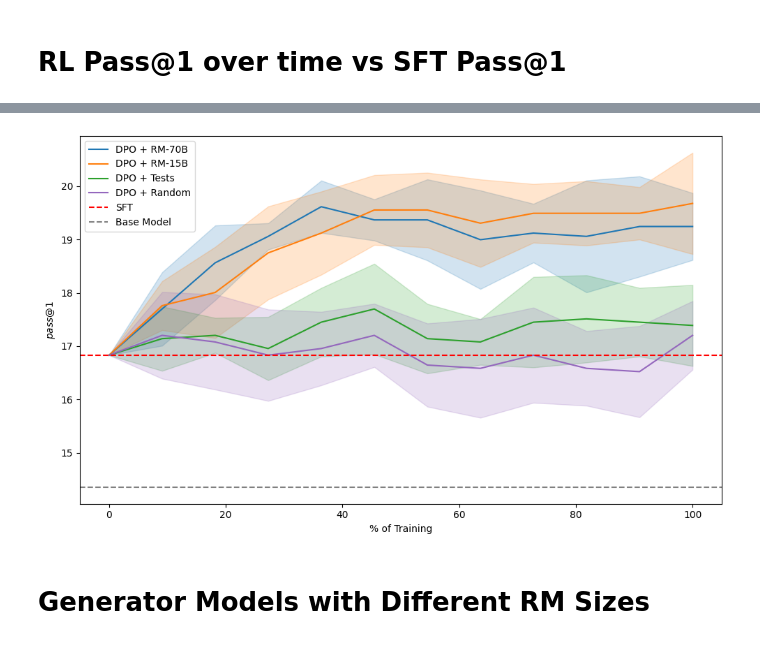
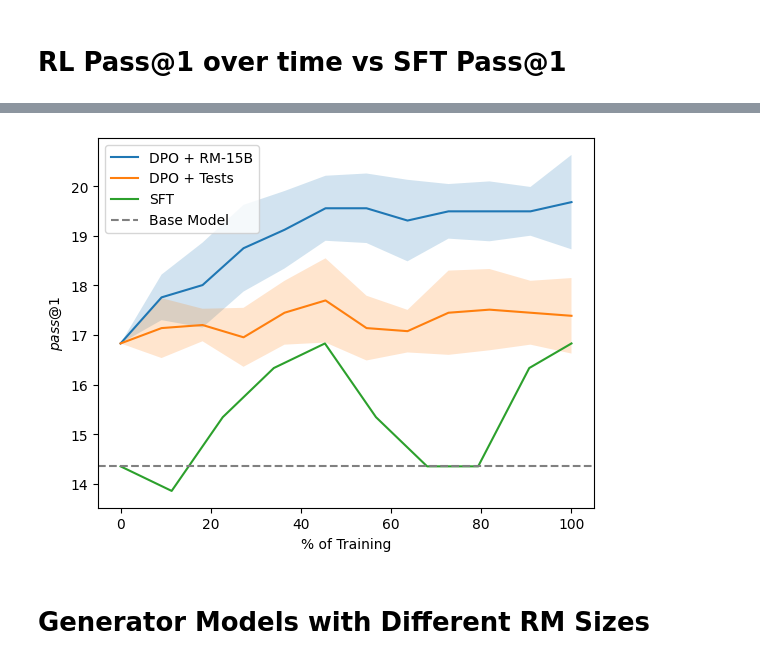
Before and after one commit to cassanof/CodeRM, a Jupyter notebook: coderm/eval/visualizations/graph_pass_k_pres.ipynb, the cells around one changed output, grey strips where cells are left out. Cells and saved outputs as stored; diff of their text form; code cells hidden in the pictures.

```diff
--- a/coderm/eval/visualizations/graph_pass_k.ipynb
+++ b/coderm/eval/visualizations/graph_pass_k_pres.ipynb
@@ -564,29 +564,23 @@ plt.show()
 # RL Pass@1 over time vs SFT Pass@1
 # %%
 dirs = [
-    "../../../results/rl_results/offlinedpo_scored_70b_runs/",
     "../../../results/rl_results/offlinedpo_scored_15b_runs/",
     "../../../results/rl_results/offlinedpo_exec_15b_runs/",
-    "../../../results/rl_results/offlinedpo_scored_15b_random_runs/",
+    "../../../results/greedy_generator/sc2_15b_checkpoints/",
 ]
 labels = [
-    "DPO + RM-70B",
     "DPO + RM-15B",
     "DPO + Tests",
-    "DPO + Random",
+    "SFT",
 ]
-colors = ["#1f77b4", "#ff7f0e", "#2ca02c", "#9467bd"]
 step_0s = [
     "../../../results/greedy_generator/lcb_generator_sc2_15b_greedy.json.gz",
     "../../../results/greedy_generator/lcb_generator_sc2_15b_greedy.json.gz",
-    "../../../results/greedy_generator/lcb_generator_sc2_15b_greedy.json.gz",
-    "../../../results/greedy_generator/lcb_generator_sc2_15b_greedy.json.gz",
+    "../../../results/greedy_baselines/lcb_sc2_15b_greedy.json.gz",
 ]
 benchmark = "livecodebench"
 base_path = "../../../results/greedy_baselines/lcb_sc2_15b_greedy.json.gz"
 base_label = "Base Model"
-sft_path = "../../../results/greedy_generator/lcb_generator_sc2_15b_greedy.json.gz"
-sft_label = "SFT"
 # %%
 from coderm.eval.metrics import get_pass_ks
 from coderm.utils import gunzip_json_read
@@ -595,7 +589,7 @@ from tqdm import tqdm
 from pathlib import Path
 
 all_pass1s_accs = {}
-for base_lbl, d, step0, color in zip(labels, dirs, step_0s, colors):
+for base_lbl, d, step0 in zip(labels, dirs, step_0s):
     step_to_res = []
     stepZero = True
     std = 0
@@ -626,9 +620,10 @@ for base_lbl, d, step0, color in zip(labels, dirs, step_0s, colors):
             step_to_res.append((step, pass_at_1, std))
 
     step_to_res.sort(key=lambda i: i[0])
-    all_pass1s_accs[base_lbl] = (step_to_res, color)
+    all_pass1s_accs[base_lbl] = step_to_res
 
 
 base_pass1 = np.mean(get_pass_ks(
     gunzip_json_read(base_path)["items"], k=1)) * 100
-sft_pass1 = np.mean(get_pass_ks(gunzip_json_read(sft_path)["items"], k=1)) * 100
+
+all_pass1s_accs
@@ -635,34 +648,32 @@ sft_pass1 = np.mean(get_pass_ks(gunzip_json_read(sft_path)["items"], k=1)) * 100
 # %%
 import matplotlib.pyplot as plt
 import numpy as np
 
-max_x_values = {key: max([x[0] for x in value[0]]) for key, value in all_pass1s_accs.items()}
+max_x_values = {key: max([x[0] for x in value]) for key, value in all_pass1s_accs.items()}
 
-fig, ax = plt.subplots(figsize=(10, 6))  # Increased figure size for a longer plot
+fig, ax = plt.subplots()
 
 for key, value in all_pass1s_accs.items():
-    x_values = [(x[0] / max_x_values[key]) * 100 for x in value[0]]
-    y_values = [y[1] for y in value[0]]
-    std_values = [y[2] for y in value[0]]
-    color = value[1]
-    ax.plot(x_values, y_values, label=key, color=color)
+    x_values = [(x[0] / max_x_values[key]) * 100 for x in value]
+    y_values = [y[1] for y in value]
+    std_values = [y[2] for y in value]
+
+    ax.plot(x_values, y_values, label=key)
     ax.fill_between(x_values,
                     np.array(y_values) - np.array(std_values),
                     np.array(y_values) + np.array(std_values),
-                    alpha=0.2, color=color)
+                    alpha=0.2)
 
-ax.axhline(y=sft_pass1, color='red', linestyle='--', label=sft_label)
 ax.axhline(y=base_pass1, color='gray', linestyle='--', label=base_label)
 
 ax.set_xlabel('% of Training')
 ax.set_ylabel('$pass@1$')
 #ax.set_title('t')
 ax.legend()
 
-plt.tight_layout()  # Adjust the layout to make sure everything fits
 plt.show()
 # %% [output]
-[figure, old version]
+[figure, new version]
 # %% [markdown]
 # Generator Models with Different RM Sizes
 # %%
```
Also changed, not shown: parts of 3 cells of this notebook, 1 other file.
